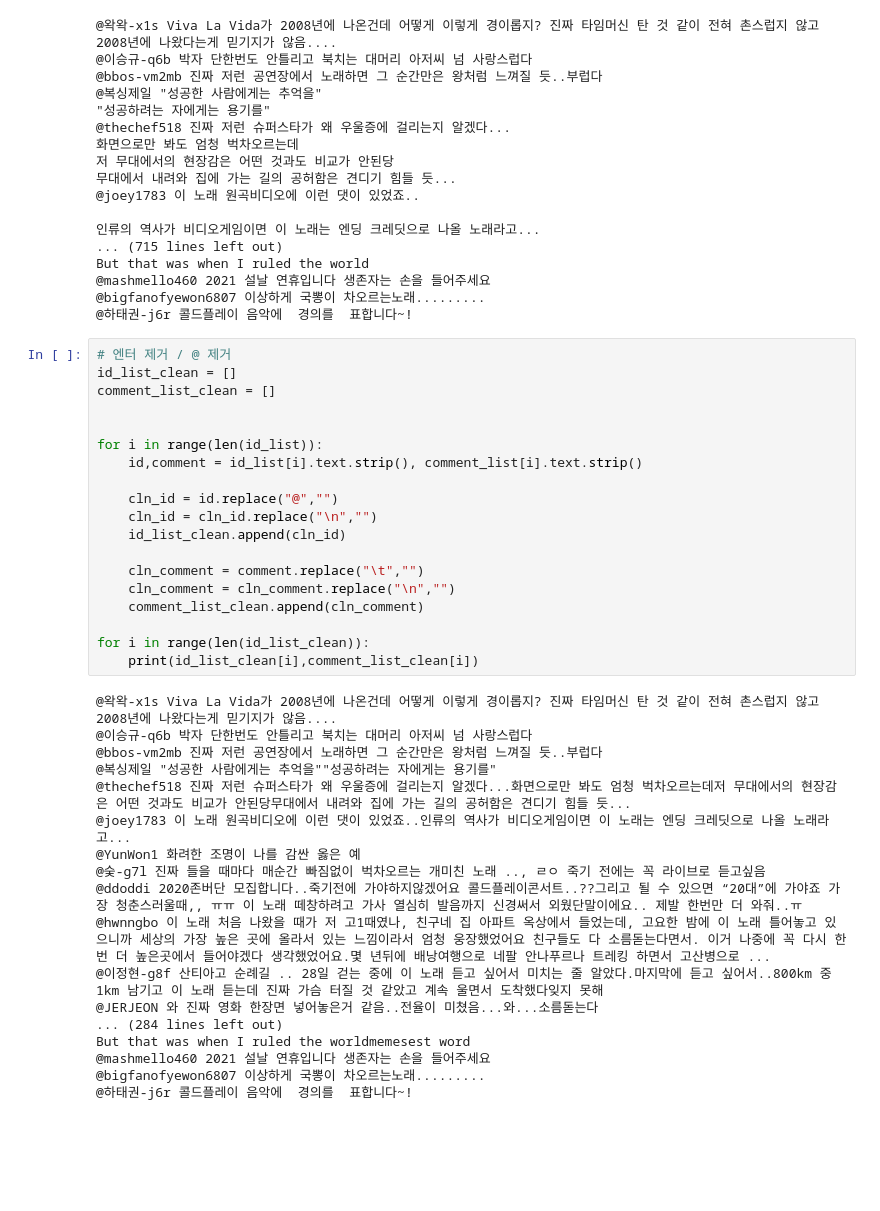
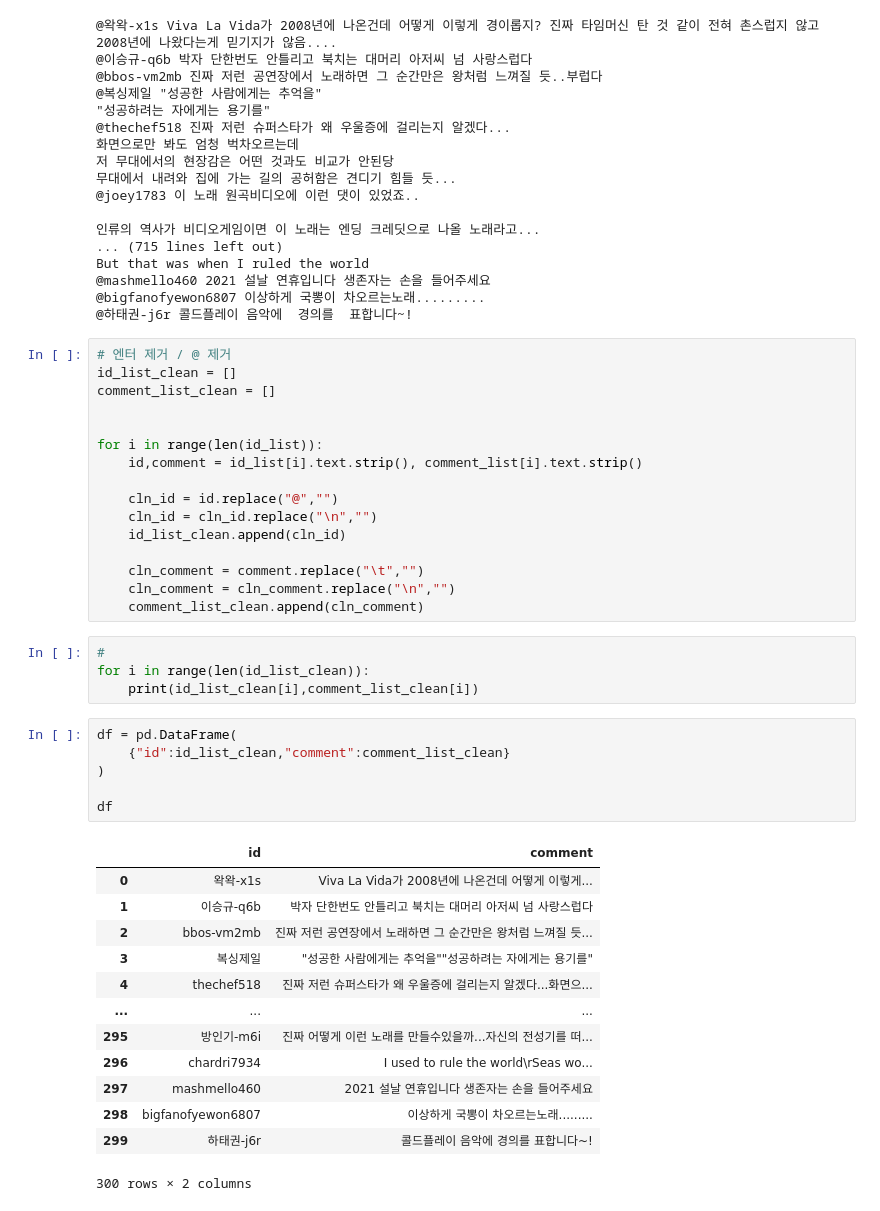
Before and after one commit to cauda25/pandassource, a Jupyter notebook: str.ipynb, the cells around one changed output. Drawn from its saved outputs; the diff is of its cells as text; blank space fills up the shorter version.

```diff
--- a/str.ipynb
+++ b/str.ipynb
@@ -268,24 +268,27 @@ for i in range(len(id_list)):
     cln_comment = comment.replace("\t","")
     cln_comment = cln_comment.replace("\n","")
     comment_list_clean.append(cln_comment)
-
-for i in range(len(id_list_clean)):
-    print(id_list_clean[i],comment_list_clean[i])
-# %% [output]
-@왁왁-x1s Viva La Vida가 2008년에 나온건데 어떻게 이렇게 경이롭지? 진짜 타임머신 탄 것 같이 전혀 촌스럽지 않고 2008년에 나왔다는게 믿기지가 않음....
-@이승규-q6b 박자 단한번도 안틀리고 북치는 대머리 아저씨 넘 사랑스럽다
-@bbos-vm2mb 진짜 저런 공연장에서 노래하면 그 순간만은 왕처럼 느껴질 듯..부럽다
-@복싱제일 "성공한 사람에게는 추억을""성공하려는 자에게는 용기를"
-@thechef518 진짜 저런 슈퍼스타가 왜 우울증에 걸리는지 알겠다...화면으로만 봐도 엄청 벅차오르는데저 무대에서의 현장감은 어떤 것과도 비교가 안된당무대에서 내려와 집에 가는 길의 공허함은 견디기 힘들 듯...
-@joey1783 이 노래 원곡비디오에 이런 댓이 있었죠..인류의 역사가 비디오게임이면 이 노래는 엔딩 크레딧으로 나올 노래라고...
-@YunWon1 화려한 조명이 나를 감싼 옳은 예
-@숮-g7l 진짜 들을 때마다 매순간 빠짐없이 벅차오르는 개미친 노래 .., ㄹㅇ 죽기 전에는 꼭 라이브로 듣고싶음
-@ddoddi 2020존버단 모집합니다..죽기전에 가야하지않겠어요 콜드플레이콘서트..??그리고 될 수 있으면 “20대”에 가야죠 가장 청춘스러울때,, ㅠㅠ 이 노래 떼창하려고 가사 열심히 발음까지 신경써서 외웠단말이에요.. 제발 한번만 더 와줘..ㅠ
-@hwnngbo 이 노래 처음 나왔을 때가 저 고1때였나, 친구네 집 아파트 옥상에서 들었는데, 고요한 밤에 이 노래 틀어놓고 있으니까 세상의 가장 높은 곳에 올라서 있는 느낌이라서 엄청 웅장했었어요 친구들도 다 소름돋는다면서. 이거 나중에 꼭 다시 한 번 더 높은곳에서 들어야겠다 생각했었어요.몇 년뒤에 배낭여행으로 네팔 안나푸르나 트레킹 하면서 고산병으로 ...
-@이정현-g8f 산티아고 순례길 .. 28일 걷는 중에 이 노래 듣고 싶어서 미치는 줄 알았다.마지막에 듣고 싶어서..800km 중 1km 남기고 이 노래 듣는데 진짜 가슴 터질 것 같았고 계속 울면서 도착했다잊지 못해
-@JERJEON 와 진짜 영화 한장면 넣어놓은거 같음..전율이 미쳤음...와...소름돋는다
-... (284 lines left out)
-But that was when I ruled the worldmemesest word
-@mashmello460 2021 설날 연휴입니다 생존자는 손을 들어주세요
-@bigfanofyewon6807 이상하게 국뽕이 차오르는노래.........
-@하태권-j6r 콜드플레이 음악에  경의를  표합니다~!
+# %%
+#
+for i in range(len(id_list_clean)):
+    print(id_list_clean[i],comment_list_clean[i])
+# %%
+df = pd.DataFrame(
+    {"id":id_list_clean,"comment":comment_list_clean}
+)
+
+df
+# %% [output]
+|  | id | comment |
+| 0 | 왁왁-x1s | Viva La Vida가 2008년에 나온건데 어떻게 이렇게... |
+| 1 | 이승규-q6b | 박자 단한번도 안틀리고 북치는 대머리 아저씨 넘 사랑스럽다 |
+| 2 | bbos-vm2mb | 진짜 저런 공연장에서 노래하면 그 순간만은 왕처럼 느껴질 듯... |
+| 3 | 복싱제일 | "성공한 사람에게는 추억을""성공하려는 자에게는 용기를" |
+| 4 | thechef518 | 진짜 저런 슈퍼스타가 왜 우울증에 걸리는지 알겠다...화면으... |
+| ... | ... | ... |
+| 295 | 방인기-m6i | 진짜 어떻게 이런 노래를 만들수있을까...자신의 전성기를 떠... |
+| 296 | chardri7934 | I used to rule the world\rSeas wo... |
+| 297 | mashmello460 | 2021 설날 연휴입니다 생존자는 손을 들어주세요 |
+| 298 | bigfanofyewon6807 | 이상하게 국뽕이 차오르는노래......... |
+| 299 | 하태권-j6r | 콜드플레이 음악에 경의를 표합니다~! |
+300 rows × 2 columns
```
Also changed, not shown: parts of 1 cell of this notebook, 3 other files.
